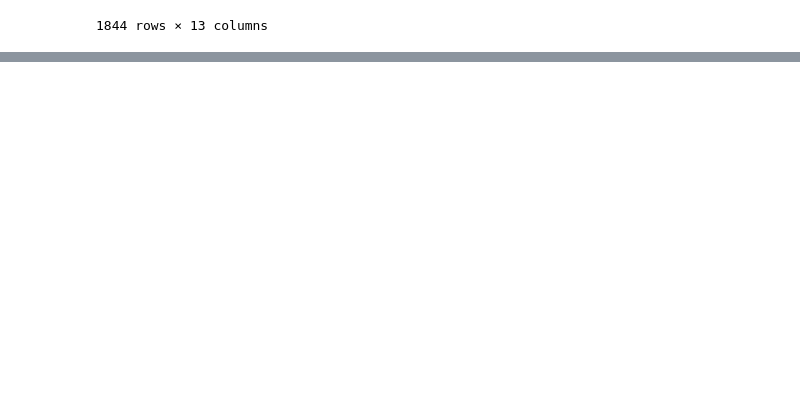
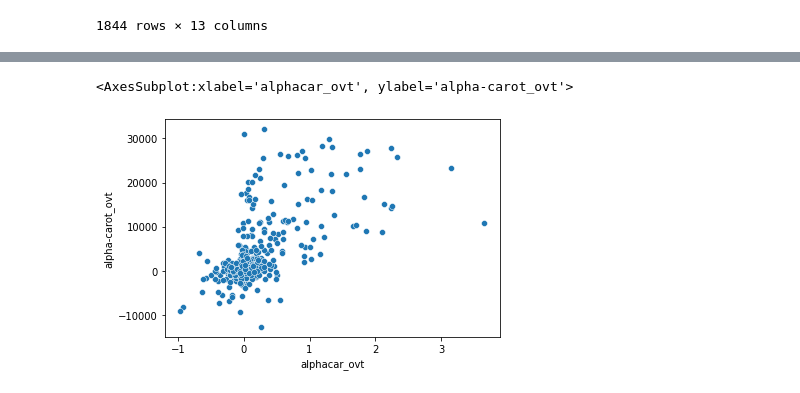
Before and after one commit to pndang/Project_WHEL, a Jupyter notebook: exploratory_analysis_2.ipynb, the cells around one changed output, grey strips where cells are left out. Saved outputs shown, nothing was run; the diff lists cells and outputs as text; code cells hidden in the pictures; blank space fills up the shorter version.

```diff
--- a/exploratory_analysis_2.ipynb
+++ b/exploratory_analysis_2.ipynb
@@ -166,9 +166,9 @@ dtype: object
 # %%
 # Importing dataset containing changes in patients' biomarkers over time
 
-ovrt = pd.read_csv("ovrt_phu.csv")
-ovrt.drop(columns=['Unnamed: 0', 'brcastatus'], inplace=True)
-ovrt
+ovrt_phu = pd.read_csv("ovrt_phu.csv")
+ovrt_phu.drop(columns=['Unnamed: 0', 'brcastatus'], inplace=True)
+ovrt_phu
 # %% [output]
 |  | ID | QOL_ovt | energy_ovt | genhlth_ovt | optimism_ovt | pain_ovt | socfctn_ovt | brcastatus_binary | ... |
 | 0 | 1018 | -15.750000 | 5.0 | 0.0 | 0.0 | -37.5 | -12.5 | 0 | ... |
@@ -185,0 +190,6 @@ ovrt
+# %%
+# Importing Leena's datasets containing changes in patients' biomarkers over time
+
+ovrt_leena = pd.read_csv("all_merged_stat.csv")
+ovrt_leena.rename(columns={'id': 'ID'}, inplace=True)
+ovrt_leena
@@ -185,0 +214,5 @@ ovrt
+# %%
+# Merging two datasets containing changes over time data
+
+ovrt = ovrt_phu.merge(right=ovrt_leena, how='inner', on='ID')
+ovrt
@@ -185,0 +258,5 @@ ovrt
+# %%
+sns.scatterplot(data=ovrt, x='alphacar_ovt', y='alpha-carot_ovt')
+# %% [output]
+<AxesSubplot:xlabel='alphacar_ovt', ylabel='alpha-carot_ovt'>
+[figure, added]
```
Also changed, not shown: parts of 9 cells of this notebook.
